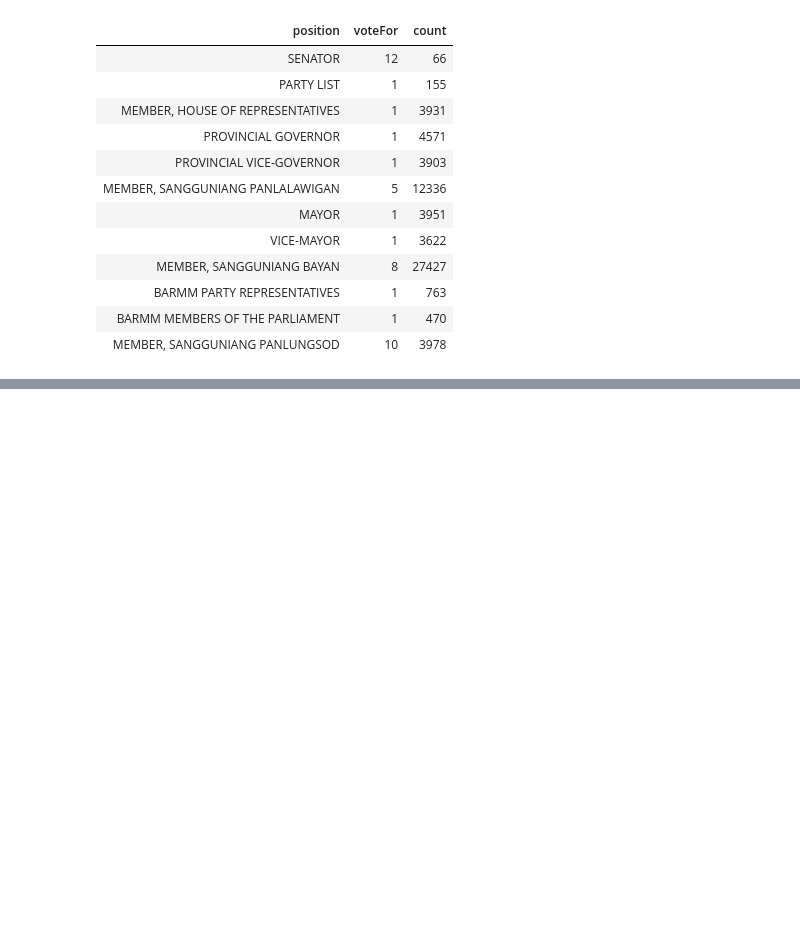
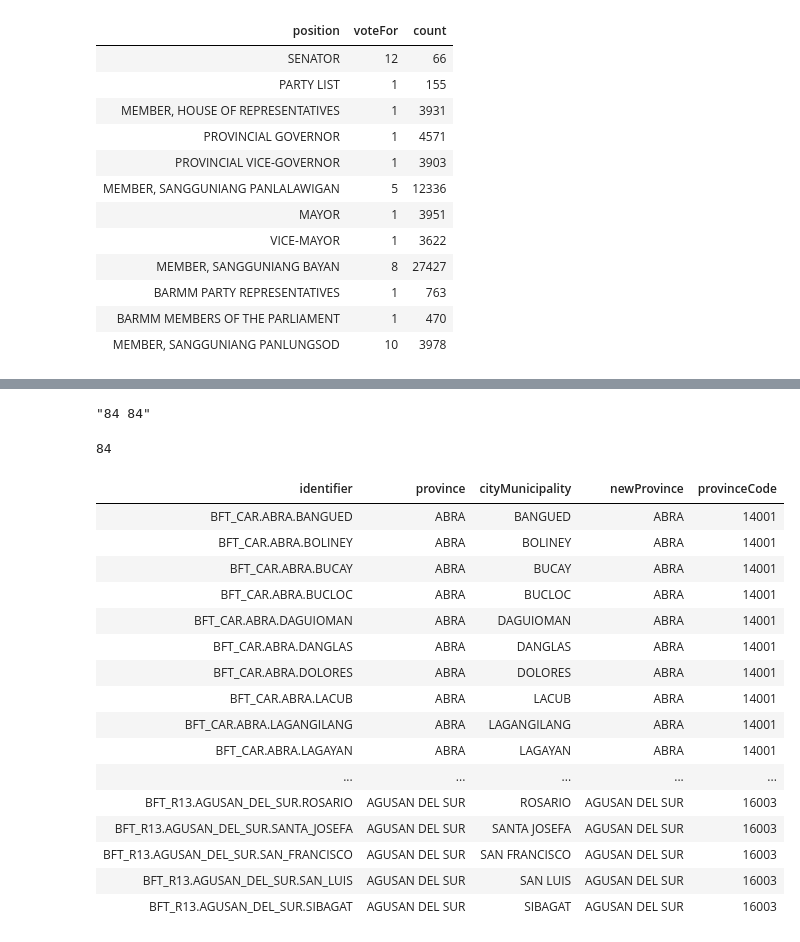
Before and after one commit to TheCharlesJosh/kodigome, a Jupyter notebook: assets/2025/Extract Candidates.ipynb, the cells around one changed output, grey strips where cells are left out. Drawn from its saved outputs; the diff is of its cells as text; code cells hidden in the pictures; blank space fills up the shorter version.

Commit message:
Working on localMapping -- checkpoint fixing cities and municipalities

```diff
--- a/assets/2025/Extract Candidates.ipynb
+++ b/assets/2025/Extract Candidates.ipynb
@@ -227,0 +322,4 @@ dataFrame
+# %%
+`${PSGCprovinces.length} ${dataFrameProvinces.length}`
+# %% [output]
+"84 84"
@@ -227,0 +363,7 @@ dataFrame
+# %%
+dataFrameBetterProvinces
+  .select(pl.col('new').unique().sort())
+  .toSeries()
+  .toArray().length
+# %% [output]
+84
@@ -227,0 +375,37 @@ dataFrame
+# %%
+// We aggregate the original table with the better province and the province code.
+let joinBetterProvince = dataFrameMapping
+  .join(
+    dataFrameBetterProvinces.select(
+      pl.col('old').alias('province'),
+      pl.col('new').alias('newProvince')
+    ),
+    { on: 'province' }
+  )
+  .join(
+    PSGCprovinceswithcoding.select(
+      pl.col('province').alias('newProvince').str.toUpperCase(),
+      pl.col('code').alias('provinceCode')
+    ),
+    { on: 'newProvince'}
+  )
+
+  joinBetterProvince
+# %% [output]
+| identifier | province | cityMunicipality | newProvince | provinceCode |
+| BFT_CAR.ABRA.BANGUED | ABRA | BANGUED | ABRA | 14001 |
+| BFT_CAR.ABRA.BOLINEY | ABRA | BOLINEY | ABRA | 14001 |
+| BFT_CAR.ABRA.BUCAY | ABRA | BUCAY | ABRA | 14001 |
+| BFT_CAR.ABRA.BUCLOC | ABRA | BUCLOC | ABRA | 14001 |
+| BFT_CAR.ABRA.DAGUIOMAN | ABRA | DAGUIOMAN | ABRA | 14001 |
+| BFT_CAR.ABRA.DANGLAS | ABRA | DANGLAS | ABRA | 14001 |
+| BFT_CAR.ABRA.DOLORES | ABRA | DOLORES | ABRA | 14001 |
+| BFT_CAR.ABRA.LACUB | ABRA | LACUB | ABRA | 14001 |
+| BFT_CAR.ABRA.LAGANGILANG | ABRA | LAGANGILANG | ABRA | 14001 |
+| BFT_CAR.ABRA.LAGAYAN | ABRA | LAGAYAN | ABRA | 14001 |
+| ... | ... | ... | ... | ... |
+| BFT_R13.AGUSAN_DEL_SUR.ROSARIO | AGUSAN DEL SUR | ROSARIO | AGUSAN DEL SUR | 16003 |
+| BFT_R13.AGUSAN_DEL_SUR.SANTA_JOSEFA | AGUSAN DEL SUR | SANTA JOSEFA | AGUSAN DEL SUR | 16003 |
+| BFT_R13.AGUSAN_DEL_SUR.SAN_FRANCISCO | AGUSAN DEL SUR | SAN FRANCISCO | AGUSAN DEL SUR | 16003 |
+| BFT_R13.AGUSAN_DEL_SUR.SAN_LUIS | AGUSAN DEL SUR | SAN LUIS | AGUSAN DEL SUR | 16003 |
+| BFT_R13.AGUSAN_DEL_SUR.SIBAGAT | AGUSAN DEL SUR | SIBAGAT | AGUSAN DEL SUR | 16003 |
```
Also changed, not shown: parts of 16 cells of this notebook, 6 other files.
